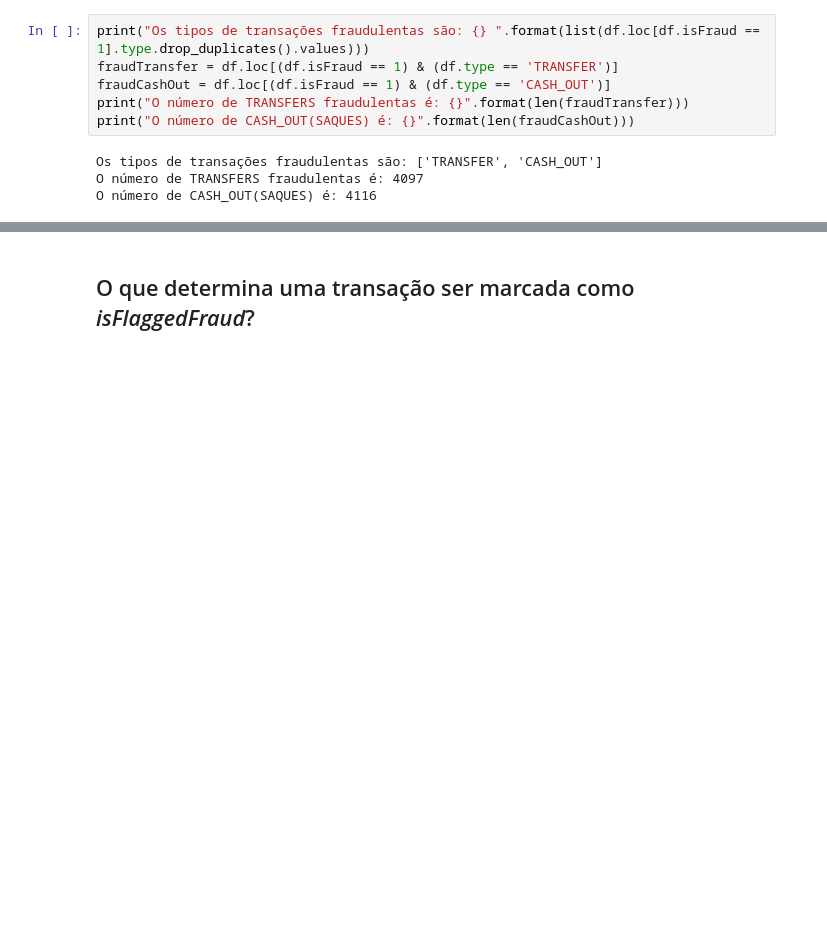
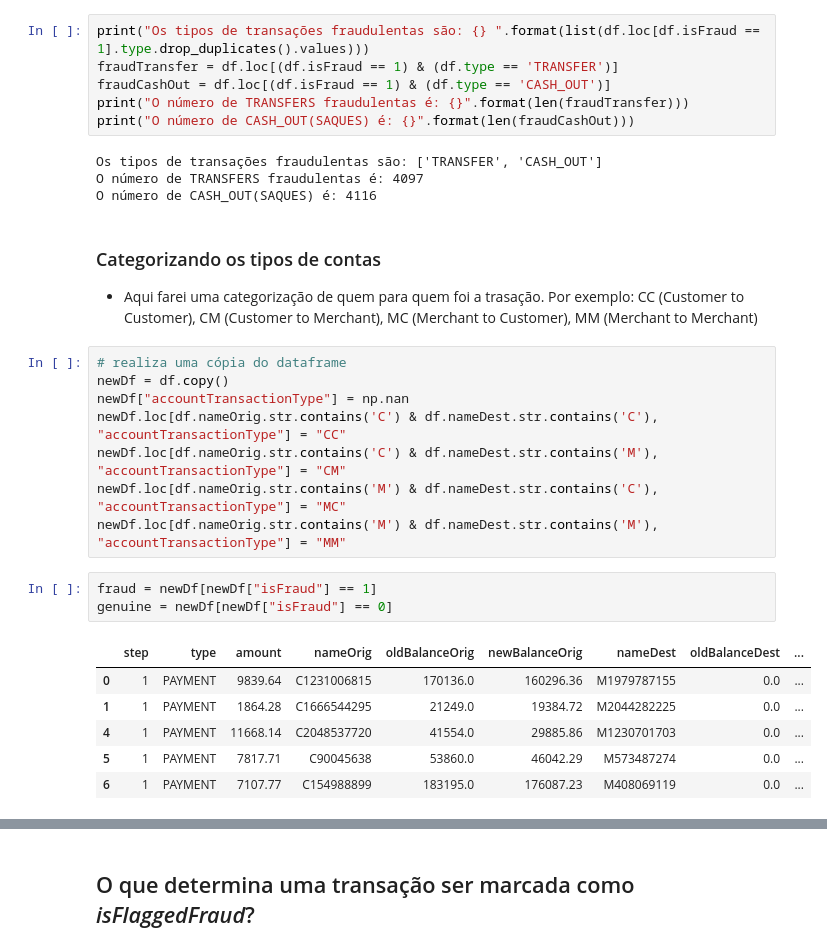
Before and after one commit to victormazevedo/predict-financial-fraud, a Jupyter notebook: Predict_Financial_Fraud.ipynb, the cells around one changed output, grey strips where cells are left out. Drawn from its saved outputs; the diff is of its cells as text; blank space fills up the shorter version.

```diff
--- a/Predict_Financial_Fraud.ipynb
+++ b/Predict_Financial_Fraud.ipynb
@@ -175,3 +172,25 @@ print("O número de CASH_OUT(SAQUES) é: {}".format(len(fraudCashOut)))
 Os tipos de transações fraudulentas são: ['TRANSFER', 'CASH_OUT']
 O número de TRANSFERS fraudulentas é: 4097
 O número de CASH_OUT(SAQUES) é: 4116
+# %% [markdown]
+### Categorizando os tipos de contas
+- Aqui farei uma categorização de quem para quem foi a trasação. Por exemplo:
+CC (Customer to Customer), CM (Customer to Merchant), MC (Merchant to Customer), MM (Merchant to Merchant)
+# %%
+# realiza uma cópia do dataframe
+newDf = df.copy()
+newDf["accountTransactionType"] = np.nan
+newDf.loc[df.nameOrig.str.contains('C') & df.nameDest.str.contains('C'), "accountTransactionType"] = "CC"
+newDf.loc[df.nameOrig.str.contains('C') & df.nameDest.str.contains('M'), "accountTransactionType"] = "CM"
+newDf.loc[df.nameOrig.str.contains('M') & df.nameDest.str.contains('C'), "accountTransactionType"] = "MC"
+newDf.loc[df.nameOrig.str.contains('M') & df.nameDest.str.contains('M'), "accountTransactionType"] = "MM"
+# %%
+fraud = newDf[newDf["isFraud"] == 1]
+genuine = newDf[newDf["isFraud"] == 0]
+# %% [output]
+|  | step | type | amount | nameOrig | oldBalanceOrig | newBalanceOrig | nameDest | oldBalanceDest | ... |
+| 0 | 1 | PAYMENT | 9839.64 | C1231006815 | 170136.0 | 160296.36 | M1979787155 | 0.0 | ... |
+| 1 | 1 | PAYMENT | 1864.28 | C1666544295 | 21249.0 | 19384.72 | M2044282225 | 0.0 | ... |
+| 4 | 1 | PAYMENT | 11668.14 | C2048537720 | 41554.0 | 29885.86 | M1230701703 | 0.0 | ... |
+| 5 | 1 | PAYMENT | 7817.71 | C90045638 | 53860.0 | 46042.29 | M573487274 | 0.0 | ... |
+| 6 | 1 | PAYMENT | 7107.77 | C154988899 | 183195.0 | 176087.23 | M408069119 | 0.0 | ... |
```
Also changed, not shown: parts of 22 cells of this notebook.
